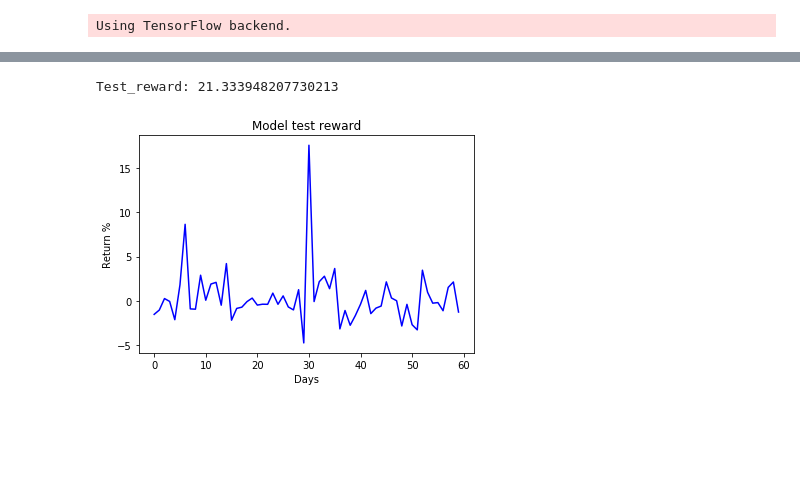
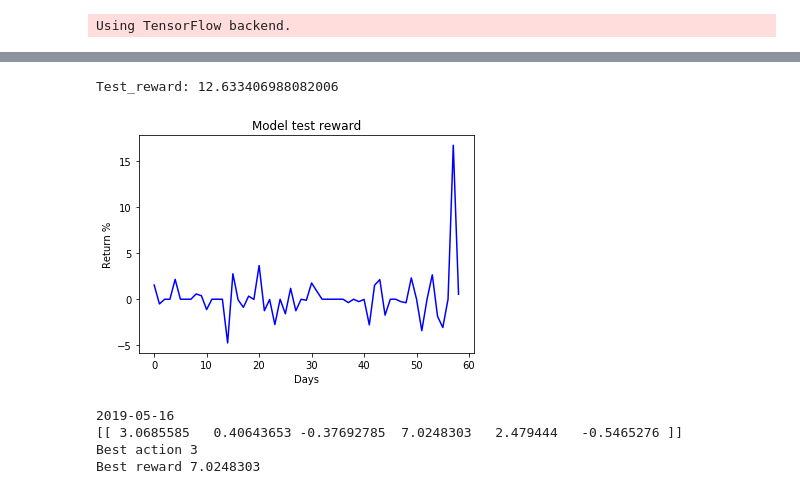
Before and after one commit to sarikayamehmet/CryptoPortfolio, a Jupyter notebook: CryptoPortfolio.ipynb, the cells around one changed output, grey strips where cells are left out. Saved outputs shown, nothing was run; the diff lists cells and outputs as text; code cells hidden in the pictures; blank space fills up the shorter version.

Commit message:
fix for realistic test
fix for realistic test

```diff
--- a/CryptoPortfolio.ipynb
+++ b/CryptoPortfolio.ipynb
@@ -74,7 +75,7 @@ from random import randint
 # %% [output]
 Using TensorFlow backend.
 # %%
-EPISODES = 50
+EPISODES = 2
 
 class TradingAction(object):
     ETH = 0
@@ -82,17 +83,18 @@ class TradingAction(object):
     LTC = 2
     XLM = 3
     USD = 4
+    BTC = 5
 
 class TradingEnv:
   def __init__(self):
-    #Actions : 0. eth, 1. xrp, 2. ltc, 3. xlm, 4. usd
+    #Actions : 0. eth, 1. xrp, 2. ltc, 3. xlm, 4. usd, 5. btc
     pass
 
   def reset(self):
     pass
 
   def __init__(self):
-    #Actions : 0. eth, 1. xrp, 2. ltc, 3. xlm, 4. usd
+    #Actions : 0. eth, 1. xrp, 2. ltc, 3. xlm, 4. usd, 5. btc
     pass
 
   def step(self, action, date):
@@ -107,6 +109,8 @@ class TradingEnv:
         reward = xlm_reward[(xlm_reward['T'] == date)]['Reward']
     if action == TradingAction.USD:
         reward = usd_reward[(usd_reward['T'] == date)]['Reward']
+    if action == TradingAction.BTC:
+        reward = 0 # Do nothing action
     return reward
 # %%
 class DQNAgent:
@@ -143,9 +147,12 @@ class DQNAgent:
         minibatch = random.sample(self.memory, batch_size)
         for state, action, reward, next_state, done in minibatch:
             target = reward
+            '''
             if not done:
                 temp_pred = np.amax(self.model.predict(next_state)[0])
                 target = (reward + self.gamma * temp_pred)
+                target = target.item()
+            '''
             target_f = self.model.predict(state)
             target_f[0][action] = target
             self.model.fit(state, target_f, epochs=1, verbose=0)
@@ -175,7 +182,8 @@ test_data.head()
 #TRAIN AGENT
 observation_cols = ['O_eth','C_eth','H_eth','L_eth','V_eth','BV_eth','O_xrp','C_xrp','H_xrp','L_xrp','V_xrp','BV_xrp','O_ltc','C_ltc','H_ltc','L_ltc','V_ltc','BV_ltc','O_xlm','C_xlm','H_xlm','L_xlm','V_xlm','BV_xlm','O','C','H','L','V','BV']
 state_size = len(observation_cols)
-action_size = 5
+action_size = 6 #Actions : 0. eth, 1. xrp, 2. ltc, 3. xlm, 4. usd, 5. btc
+env = TradingEnv()
 agent = DQNAgent(state_size, action_size)
 # agent.load("./save/trading-dqn.h5")
 
@@ -192,14 +200,16 @@ for e in range(EPISODES):
         state = np.reshape([state], [1, state_size])
 
         action = agent.act(state)
-        reward = env.step(action, train_data.iloc[idx]['T'])
+        reward = env.step(action, train_data.iloc[idx+1]['T'])
 
         next_state = train_data.iloc[idx+1][observation_cols]
         next_state = np.reshape([next_state], [1, state_size])
 
+        if isinstance(reward, int) == False:
+            reward = reward.item()
+
         agent.remember(state, action, reward, next_state, done)
-
-        total_reward = total_reward + reward.item()
+        total_reward = total_reward + reward
         if total_reward >= best_reward:
             best_reward = total_reward
             best_action = action
@@ -233,26 +228,41 @@ done = False
 batch_size = 32
 test_reward = 0
 reward_list = []
-for idx in range(len(test_data)):
+for idx in range(len(test_data)-1):
     state = test_data.iloc[idx][observation_cols]
     state = np.reshape([state], [1, state_size])
 
     action = agent.act(state)
-    reward = env.step(action, test_data.iloc[idx]['T'])
-
-    test_reward = test_reward + reward.item()
-    reward_list.append(reward.item())
+    reward = env.step(action, test_data.iloc[idx+1]['T'])
+    if isinstance(reward, int) == False:
+        reward = reward.item()
+    test_reward = test_reward + reward
+    reward_list.append(reward)
 print("Test_reward: {}" .format(test_reward))
 # %% [output]
-Test_reward: 21.333948207730213
+Test_reward: 12.633406988082006
 # %%
 #Plot rewards
 import matplotlib.pyplot as plt
 %matplotlib inline
-plt.plot(np.arange(0,len(test_data),1),reward_list, c='b')
+plt.plot(np.arange(0,len(test_data)-1,1),reward_list, c='b')
 plt.title('Model test reward')
 plt.ylabel('Return %')
 plt.xlabel('Days')
 plt.show()
 # %% [output]
-[figure, old version]
+[figure, new version]
+# %%
+print(merged.iloc[-1]['T'])
+state = merged.iloc[-1][observation_cols]
+state = np.reshape([state], [1, state_size])
+act_values = agent.model.predict(state)
+print(act_values)
+print("Best action",np.argmax(act_values[0]))
+print("Best reward",np.max(act_values[0]))
+#Actions : 0. eth, 1. xrp, 2. ltc, 3. xlm, 4. usd, 5. btc
+# %% [output]
+2019-05-16
+[[ 3.0685585   0.40643653 -0.37692785  7.0248303   2.479444   -0.5465276 ]]
+Best action 3
+Best reward 7.0248303
```
Also changed, not shown: parts of 6 cells of this notebook, 5 other files.
